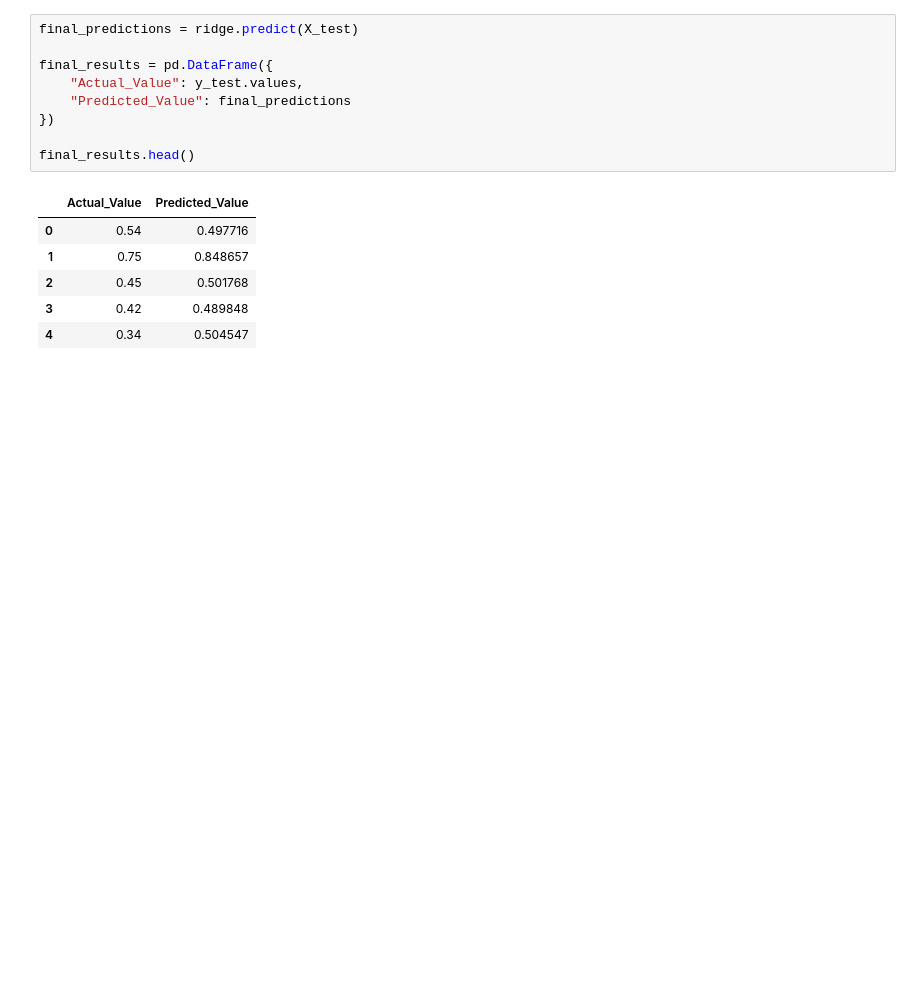
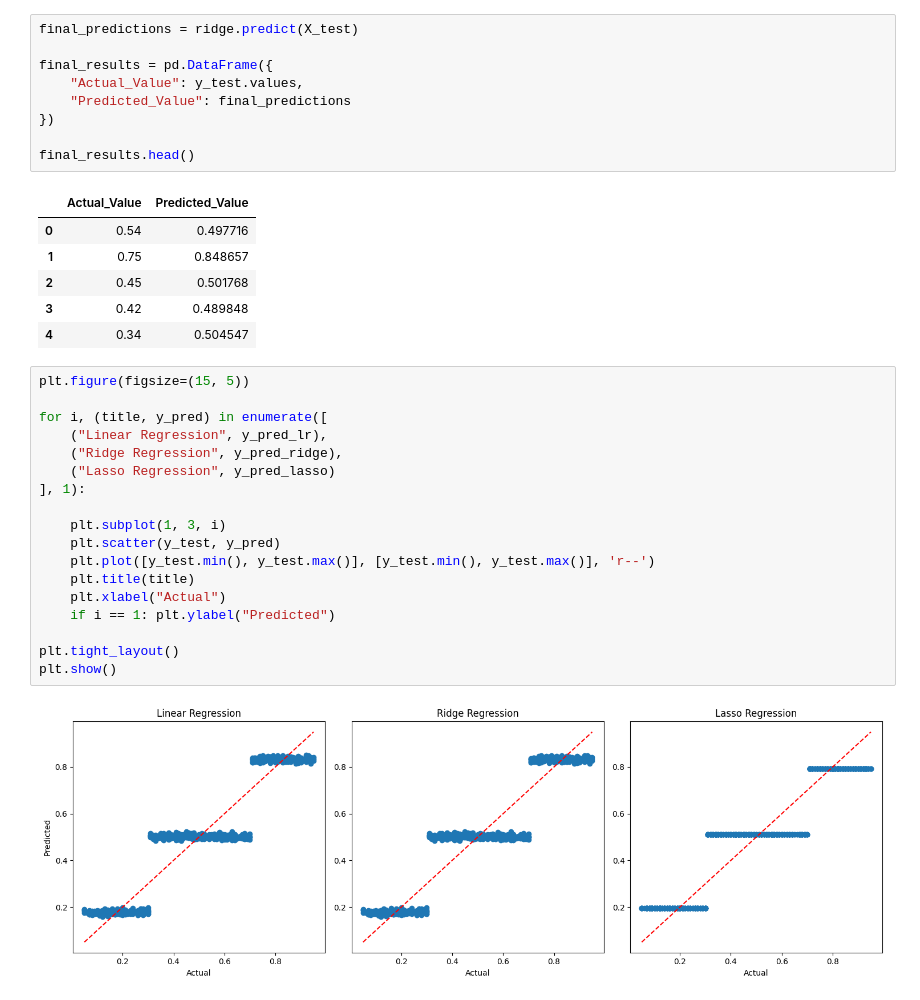
Before and after one commit to hashini596/AI-Impact-on-Jobs-2030, a Jupyter notebook: new1.ipynb, the cells around one changed output. Cells and saved outputs as stored; diff of their text form; blank space fills up the shorter version.

Commit message:
summary plots

```diff
--- a/new1.ipynb
+++ b/new1.ipynb
@@ -461,3 +461,23 @@ final_results.head()
 | 2 | 0.45 | 0.501768 |
 | 3 | 0.42 | 0.489848 |
 | 4 | 0.34 | 0.504547 |
+# %%
+plt.figure(figsize=(15, 5))
+
+for i, (title, y_pred) in enumerate([
+    ("Linear Regression", y_pred_lr),
+    ("Ridge Regression", y_pred_ridge),
+    ("Lasso Regression", y_pred_lasso)
+], 1):
+
+    plt.subplot(1, 3, i)
+    plt.scatter(y_test, y_pred)
+    plt.plot([y_test.min(), y_test.max()], [y_test.min(), y_test.max()], 'r--')
+    plt.title(title)
+    plt.xlabel("Actual")
+    if i == 1: plt.ylabel("Predicted")
+
+plt.tight_layout()
+plt.show()
+# %% [output]
+[figure, added]
```
Also changed, not shown: parts of 2 cells of this notebook.
